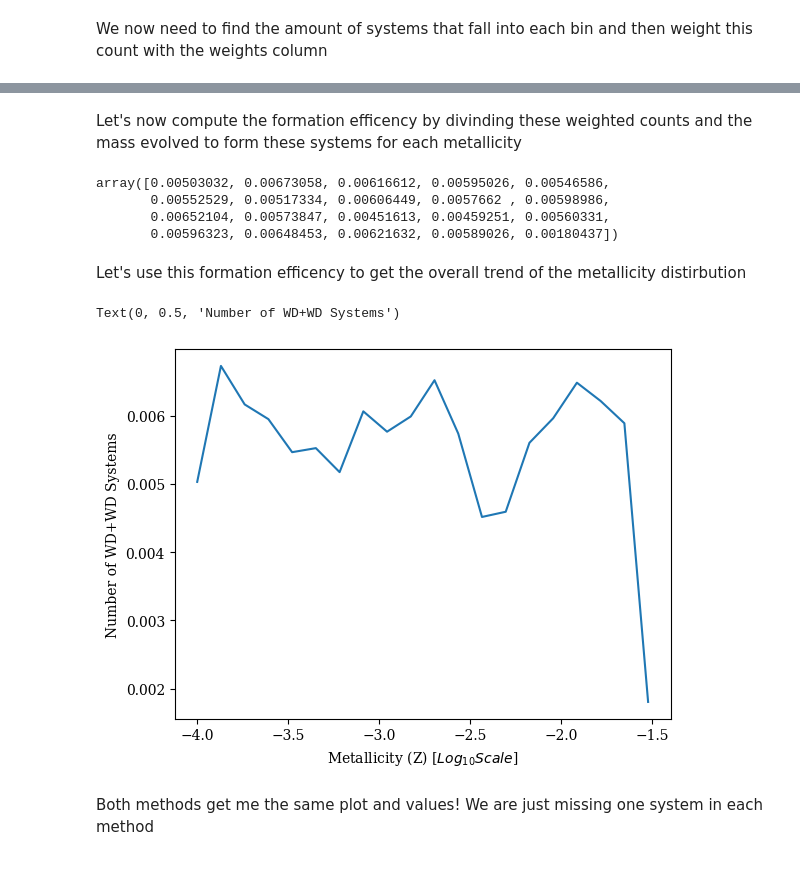
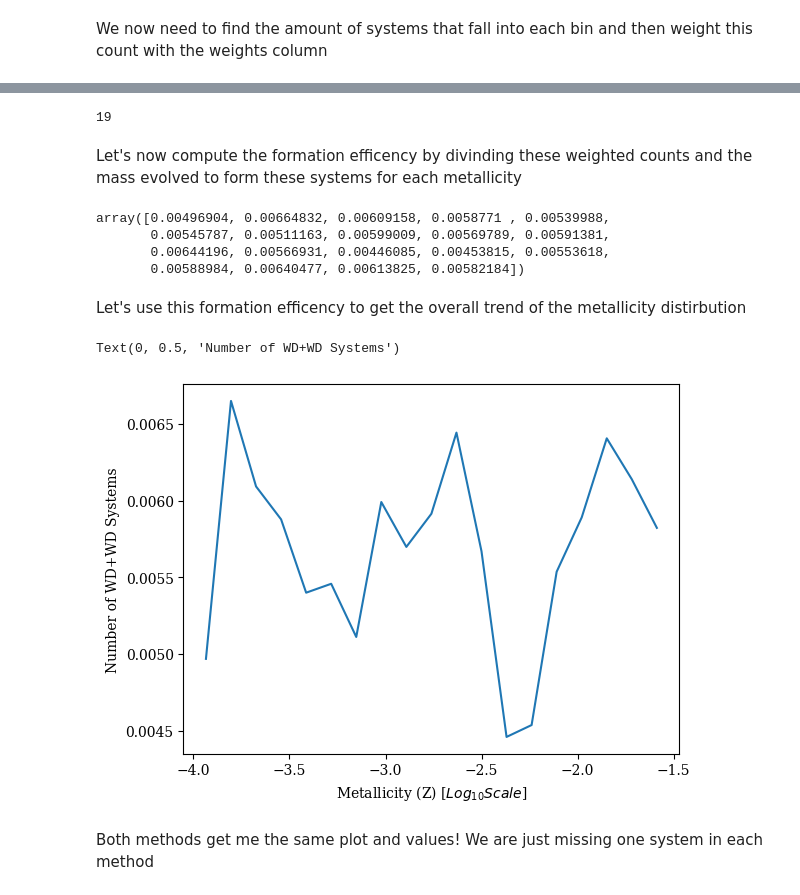
Before and after one commit to melanie-santiago26/research_work, a Jupyter notebook: making_figures/metallicity_rates.ipynb, the cells around one changed output, grey strips where cells are left out. Cells and saved outputs as stored; diff of their text form; code cells hidden in the pictures.

Commit message:
updated metallicity plot

```diff
--- a/making_figures/metallicity_rates.ipynb
+++ b/making_figures/metallicity_rates.ipynb
@@ -129,8 +129,7 @@ Let's bin the metallicities evenly in log so that when we eventually normalize i
 # let's first make our bins that we want that are evenly spaced in log
 metallicities = np.array(merging_all_WD['Metallicity@ZAMS(1)'])
 metallicities_log = np.log10(metallicities)
-even_Z = np.linspace(-4, np.max(metallicities_log), 20)
-bins_Z = even_Z
+bins_Z = np.linspace(-4, np.log10(0.03), 20) # making sure we are considereing the bounds of COMPAS (so that np.digitze does not create extra bins)
 bins_Z
 
 # make bins slightly lower than min and slightly higher than min to get all of the systems (10^-4 for lower limit), log10(0.03) for upper limit
@@ -416,10 +415,12 @@ def totalMassEvolvedPerZ(pathCOMPASh5, x2=0.08, x3=0.5, a1=-0.3, a2=-1.3, a3=-2.
         # I assume that if you have more than 100 metallicities, it's not discrete, but a continuous Z distribution
         if len(uniqueZ_COMPAS) > 100:
             print('using continuous metallicities !! Assumed to be sampled flat-in-log !!')
-            bin_indices          = np.digitize(COMPAS_metals, metallicity_bins) # Bin your metallicities
+            bin_indices          = np.digitize(COMPAS_metals, metallicity_bins, right=True) # Bin your metallicities
             # np.digitize - chekcs which metallicity bin a specific compas metals should fall in (with say which numbered bin the system should be in)
-            NbinariesEvolvedPerZ = np.bincount(bin_indices, minlength=len(metallicity_bins) + 1) # Count the number of elements in each bin (counts how often each bin index occurs)
-            # print("number of binaries evolved", NbinariesEvolvedPerZ)
+            #NbinariesEvolvedPerZ = np.bincount(bin_indices)#, minlength=len(metallicity_bins) + 1) # Count the number of elements in each bin (counts how often each bin index occurs)
+            # bincount not working - giving a zero mass for the first mass evolved per z
+            _, NbinariesEvolvedPerZ = np.unique(bin_indices,return_counts=True)
+
 
         else:
             print('using discrete metallicities')
@@ -567 +567,3 @@ Total mass evolved per Z for WD+WD: [0.00000000e+00 2.39436212e+05 2.36694818e+0
+# %%
+center_bin_z = (bins_Z[1:]+bins_Z[:-1])/2
 # %%
@@ -590,31 +594,35 @@ for bin in np.unique(bin_indices_WD):
     metals_bool = np.where(bin_indices_WD==bin)[0] # we want to see where in our array a system falls within to a certain bin
     # for example we want to see where in bin_indicies the systems fall into the first metallicity bin
     weighted_counts_WD.append(sum(merging_all_WD['mixture_weight'].iloc[metals_bool])) # we then select only the weights pertaining to a certian metallicity bin and sum them up
+# %%
+len(weighted_counts_WD)
+# %% [output]
+19
 # %% [markdown]
 Let's now compute the formation efficency by divinding these weighted counts and the mass evolved to form these systems for each metallicity
 # %%
 # divide the weighted sums with the total mass evolved oer metallicity
-formation_efficency = weighted_counts_WD/totalMassEvolvedPerMetallicity_WD[1:]
+formation_efficency = weighted_counts_WD/totalMassEvolvedPerMetallicity_WD
 # N_wdwd/M_evolv
 # number of systems formed / mass evolved for these systems to be made (take the nondiscrete and weighted samples metallicity)
 # %%
 formation_efficency
 # %% [output]
-array([0.00503032, 0.00673058, 0.00616612, 0.00595026, 0.00546586,
-       0.00552529, 0.00517334, 0.00606449, 0.0057662 , 0.00598986,
-       0.00652104, 0.00573847, 0.00451613, 0.00459251, 0.00560331,
-       0.00596323, 0.00648453, 0.00621632, 0.00589026, 0.00180437])
+array([0.00496904, 0.00664832, 0.00609158, 0.0058771 , 0.00539988,
+       0.00545787, 0.00511163, 0.00599009, 0.00569789, 0.00591381,
+       0.00644196, 0.00566931, 0.00446085, 0.00453815, 0.00553618,
+       0.00588984, 0.00640477, 0.00613825, 0.00582184])
 # %% [markdown]
 Let's use this formation efficency to get the overall trend of the metallicity distirbution
 # %%
 # let's plot our counts vs metallicities!
 
-plt.plot(bins_Z, formation_efficency)
+plt.plot(center_bin_z, formation_efficency)
 plt.xlabel(r"Metallicity (Z) [$Log_{10} Scale$]")
 plt.ylabel(r"Number of WD+WD Systems")
 # %% [output]
 Text(0, 0.5, 'Number of WD+WD Systems')
-[figure, old version]
+[figure, new version]
 # %% [markdown]
 Both methods get me the same plot and values! We are just missing one system in each method
 # %% [markdown]
```
Also changed, not shown: parts of 12 cells of this notebook.
